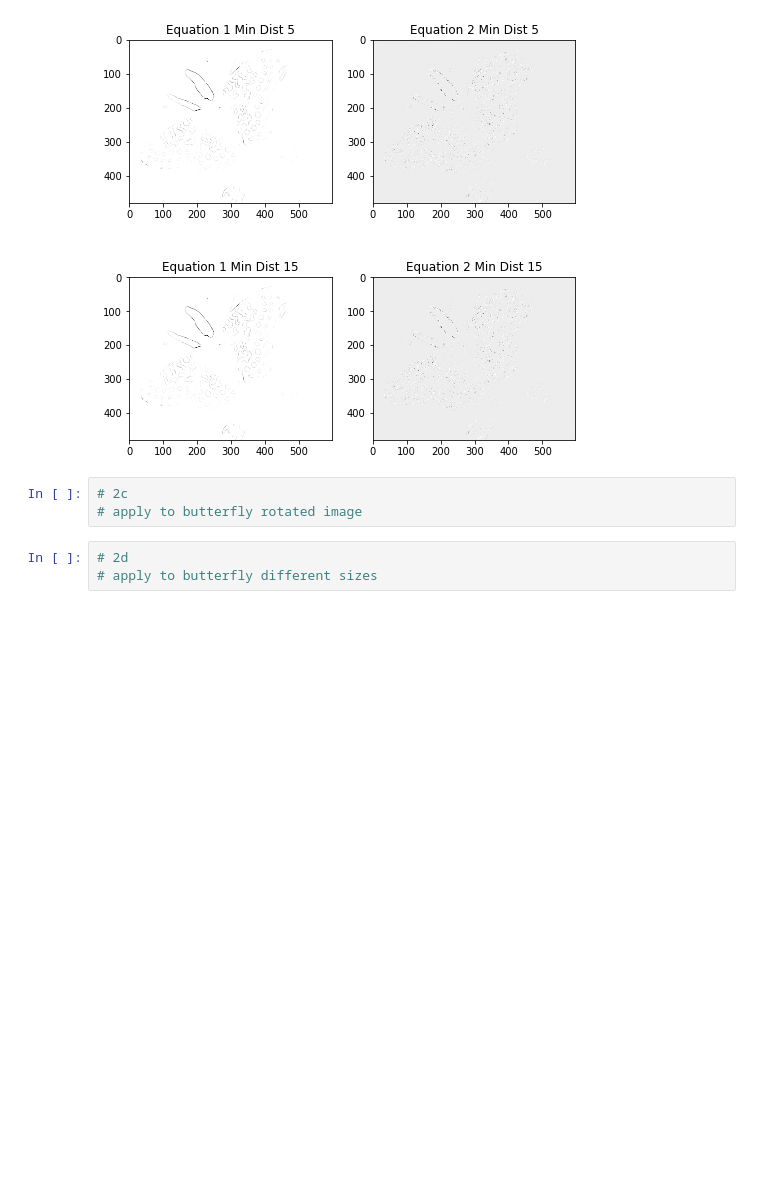
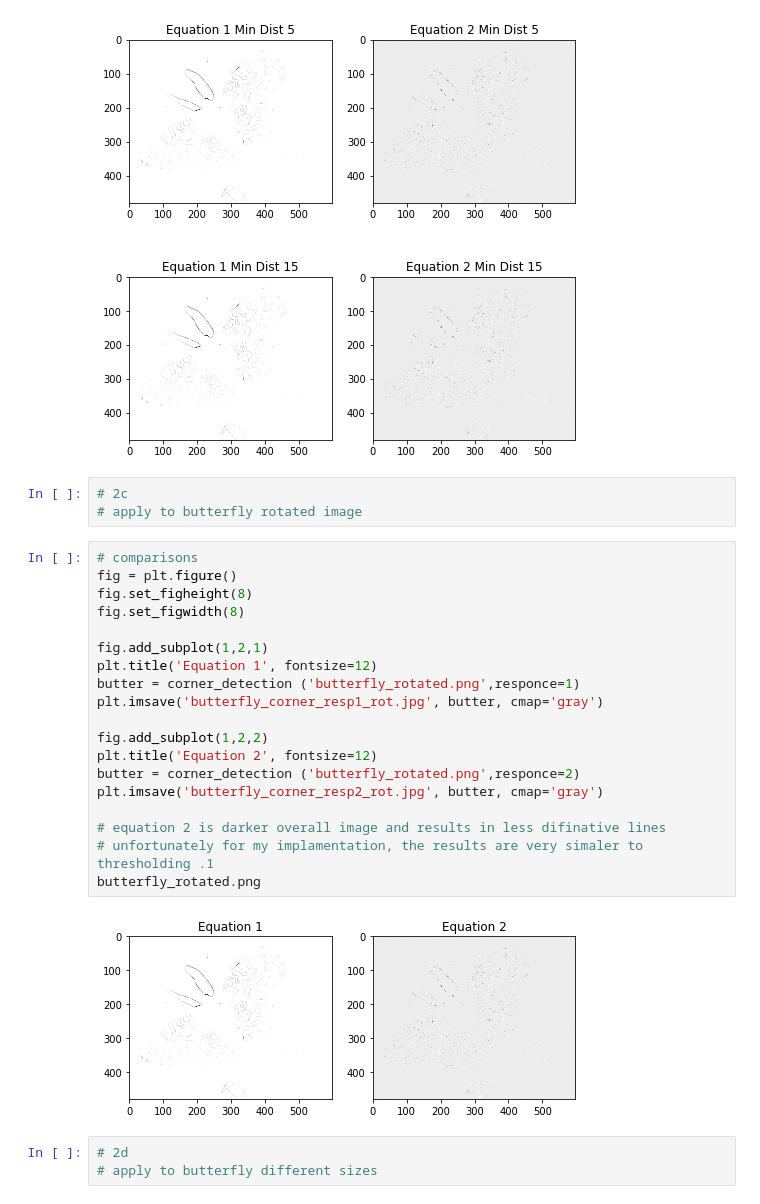
Before and after one commit to neezcha/483H3, a Jupyter notebook: 483H3.ipynb, the cells around one changed output. Drawn from its saved outputs; the diff is of its cells as text; blank space fills up the shorter version.

Commit message:
images

```diff
--- a/483H3.ipynb
+++ b/483H3.ipynb
@@ -361,6 +361,27 @@ plt.imsave('butterfly_corners_resp2_mindist15.jpg', butter, cmap='gray')
 # %%
 # 2c
 # apply to butterfly rotated image
+# %%
+# comparisons
+fig = plt.figure()
+fig.set_figheight(8)
+fig.set_figwidth(8)
+
+fig.add_subplot(1,2,1)
+plt.title('Equation 1', fontsize=12)
+butter = corner_detection ('butterfly_rotated.png',responce=1)
+plt.imsave('butterfly_corner_resp1_rot.jpg', butter, cmap='gray')
+
+fig.add_subplot(1,2,2)
+plt.title('Equation 2', fontsize=12)
+butter = corner_detection ('butterfly_rotated.png',responce=2)
+plt.imsave('butterfly_corner_resp2_rot.jpg', butter, cmap='gray')
+
+# equation 2 is darker overall image and results in less difinative lines
+# unfortunately for my implamentation, the results are very simaler to thresholding .1
+butterfly_rotated.png
+# %% [output]
+[figure, added]
 # %%
 # 2d
 # apply to butterfly different sizes
```
Also changed, not shown: parts of 2 cells of this notebook, 2 other files.
